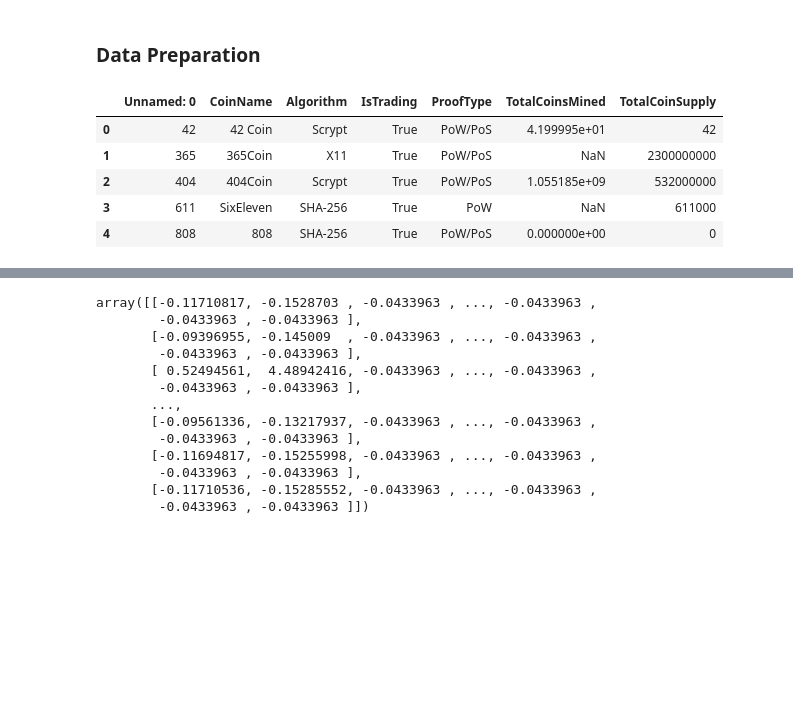
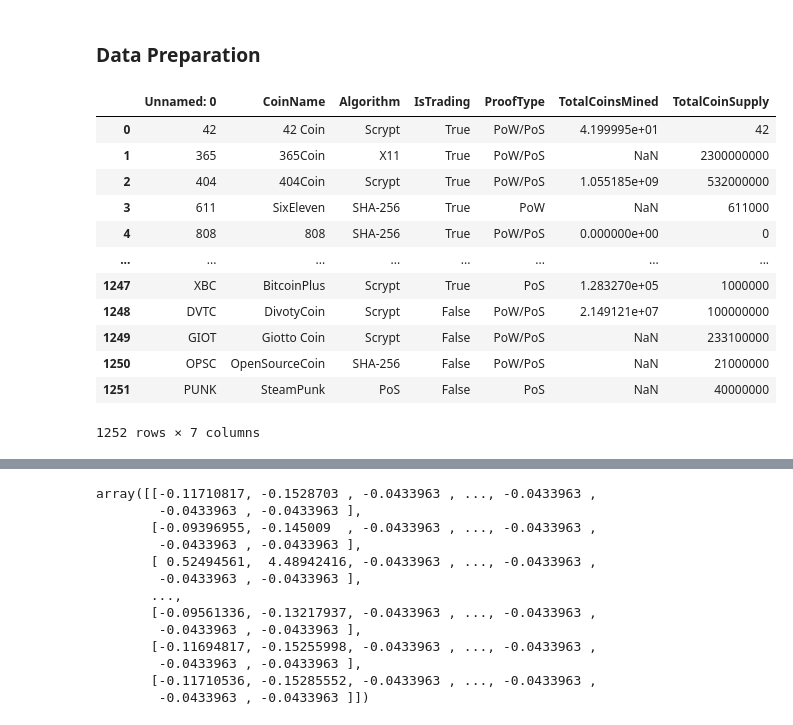
Before and after one commit to esalgado28/crypto-clustering-ML, a Jupyter notebook: crypto_clusters.ipynb, the cells around one changed output, grey strips where cells are left out. Cells and saved outputs as stored; diff of their text form; code cells hidden in the pictures; blank space fills up the shorter version.

```diff
--- a/crypto_clusters.ipynb
+++ b/crypto_clusters.ipynb
@@ -6,14 +11,21 @@ import numpy as np
 ### Data Preparation
 # %%
 df = pd.read_csv('crypto_data.csv')
-df.head()
+df
 # %% [output]
 |  | Unnamed: 0 | CoinName | Algorithm | IsTrading | ProofType | TotalCoinsMined | TotalCoinSupply |
 | 0 | 42 | 42 Coin | Scrypt | True | PoW/PoS | 4.199995e+01 | 42 |
 | 1 | 365 | 365Coin | X11 | True | PoW/PoS | NaN | 2300000000 |
 | 2 | 404 | 404Coin | Scrypt | True | PoW/PoS | 1.055185e+09 | 532000000 |
 | 3 | 611 | SixEleven | SHA-256 | True | PoW | NaN | 611000 |
 | 4 | 808 | 808 | SHA-256 | True | PoW/PoS | 0.000000e+00 | 0 |
+| ... | ... | ... | ... | ... | ... | ... | ... |
+| 1247 | XBC | BitcoinPlus | Scrypt | True | PoS | 1.283270e+05 | 1000000 |
+| 1248 | DVTC | DivotyCoin | Scrypt | False | PoW/PoS | 2.149121e+07 | 100000000 |
+| 1249 | GIOT | Giotto Coin | Scrypt | False | PoW/PoS | NaN | 233100000 |
+| 1250 | OPSC | OpenSourceCoin | SHA-256 | False | PoW/PoS | NaN | 21000000 |
+| 1251 | PUNK | SteamPunk | PoS | False | PoS | NaN | 40000000 |
+1252 rows × 7 columns
 # %%
 # Filter for currencies that are currently being traded
 df = df[df['IsTrading'] == True]
```
Also changed, not shown: parts of 14 cells of this notebook.
